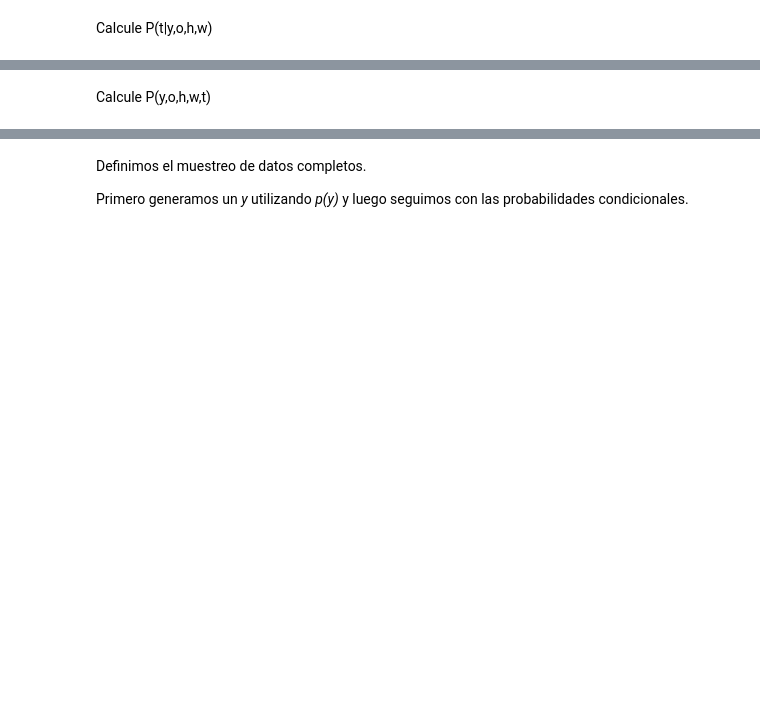
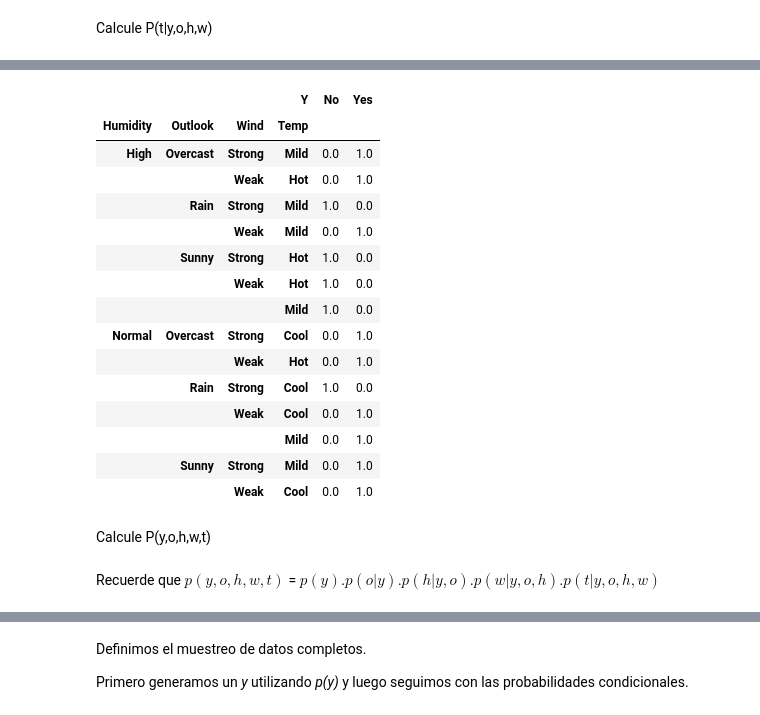
Before and after one commit to bluezombie/iagen-practico01, a Jupyter notebook: Tennis.ipynb, the cells around one changed output, grey strips where cells are left out. Drawn from its saved outputs; the diff is of its cells as text; code cells hidden in the pictures; blank space fills up the shorter version.

```diff
--- a/Tennis.ipynb
+++ b/Tennis.ipynb
@@ -408,5 +534,30 @@ p_t_yohw
+# %%
+p_t_yohw = p_t_yohw.div(p_t_yohw.sum(axis=1), axis=0)
+p_t_yohw = p_t_yohw.fillna(0)
+p_t_yohw.index.names = ['Humidity', 'Outlook', 'Wind', 'Temp']
+p_t_yohw.columns.name = 'Y'
+p_t_yohw
+# %% [output]
+|  |  |  | Y | No | Yes |
+| Humidity | Outlook | Wind | Temp |  |  |
+| High | Overcast | Strong | Mild | 0.0 | 1.0 |
+|  |  | Weak | Hot | 0.0 | 1.0 |
+|  | Rain | Strong | Mild | 1.0 | 0.0 |
+|  |  | Weak | Mild | 0.0 | 1.0 |
+|  | Sunny | Strong | Hot | 1.0 | 0.0 |
+|  |  | Weak | Hot | 1.0 | 0.0 |
+|  |  |  | Mild | 1.0 | 0.0 |
+| Normal | Overcast | Strong | Cool | 0.0 | 1.0 |
+|  |  | Weak | Hot | 0.0 | 1.0 |
+|  | Rain | Strong | Cool | 1.0 | 0.0 |
+|  |  | Weak | Cool | 0.0 | 1.0 |
+|  |  |  | Mild | 0.0 | 1.0 |
+|  | Sunny | Strong | Mild | 0.0 | 1.0 |
+|  |  | Weak | Cool | 0.0 | 1.0 |
 # %% [markdown]
 Calcule P(y,o,h,w,t)
+# %% [markdown]
+Recuerde que $p(y,o,h,w,t)$ = $p(y)$.$p(o|y)$.$p(h|y,o)$.$p(w|y,o,h)$.$p(t|y,o,h,w)$
 # %%
 # Definimos una función que nos calcula la probabilidad conjunta usando la regla del producto.
 def calculate_prob(y,o,h,w,t):
```
Also changed, not shown: parts of 14 cells of this notebook.
